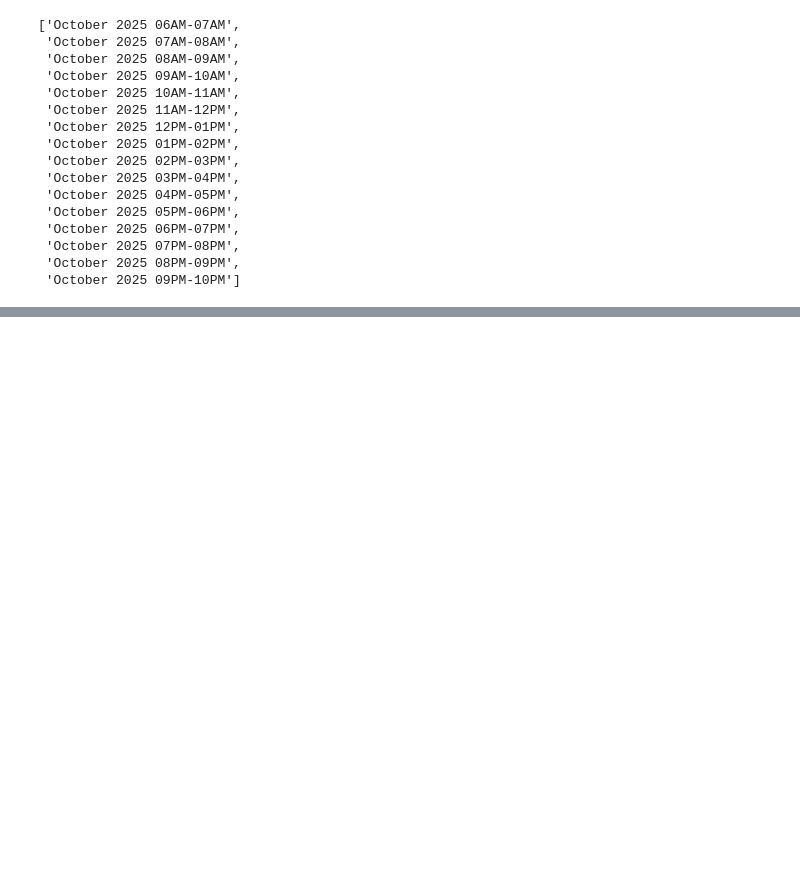
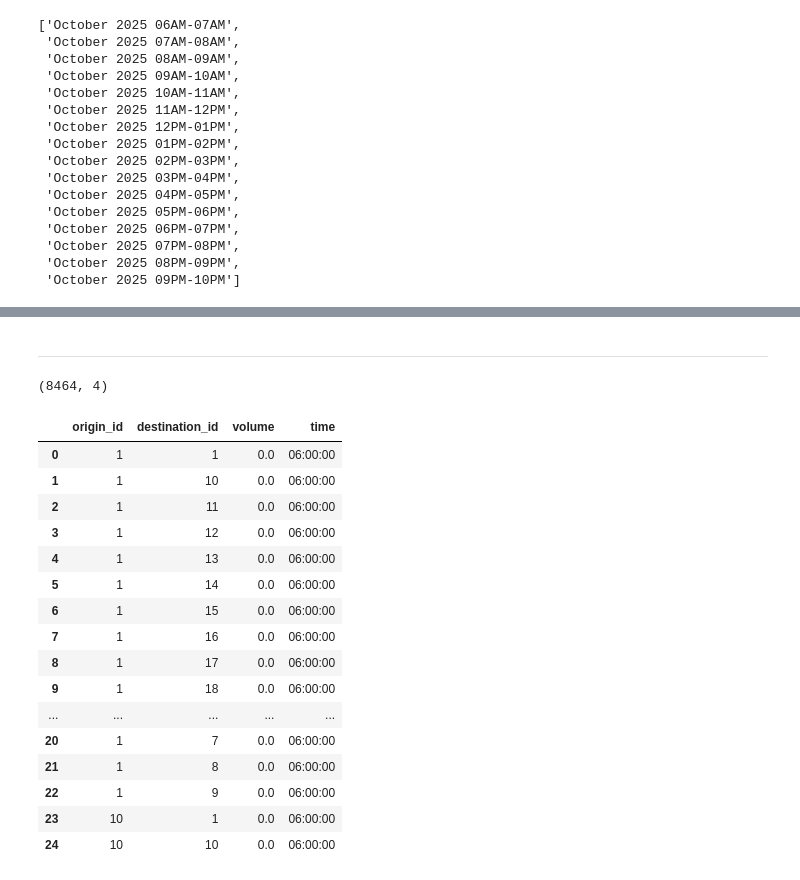
Before and after one commit to morgan1461/transportation-planning, a Jupyter notebook: od_pairs.ipynb, the cells around one changed output, grey strips where cells are left out. Cells and saved outputs as stored; diff of their text form; code cells hidden in the pictures; blank space fills up the shorter version.

```diff
--- a/od_pairs.ipynb
+++ b/od_pairs.ipynb
@@ -612,0 +632,67 @@ ValueError: Columns with duplicate values are not supported in stack
+# %% [markdown]
+
+---
+# %%
+# ok so need to implement the following strategies here to get an hourly view:
+# ticker of the current hour/spreadsheet that is being read
+# parse the matrix as done before
+# convert to long form AND include a time col for the hour that the spreadsheet represents
+# then repeat and concatenate onto the existing long-form dataframe for all hours
+
+import re
+from datetime import time
+
+
+def sheet_name_to_time(sheet_name):
+    """Convert a sheet name like 'October 2025 06AM-07AM' to its start time (e.g. 06:00:00)."""
+    match = re.search(r'(\d{1,2})(AM|PM)-', sheet_name)
+    hour, period = int(match.group(1)), match.group(2)
+    hour = (0 if hour == 12 else hour) if period == 'AM' else (hour if hour == 12 else hour + 12)
+    return time(hour=hour)
+
+
+hourly_long_frames = []
+for sheet_name in hourly_sheets:
+    df_raw = pd.read_excel(test_case_path, sheet_name=sheet_name, header=None)
+    od_matrix = format_od_matrix(df_raw)
+
+    # normalize any carryover destination/origin labels back to the original stop numbers 1-6
+    od_matrix.index = [normalize_stop_num(x) for x in od_matrix.index]
+    od_matrix.columns = [normalize_stop_num(x) for x in od_matrix.columns]
+
+    # sum carryover rows/cols into their normalized stop number so each stop appears once
+    od_matrix = od_matrix.groupby(level=0).sum()
+    od_matrix = od_matrix.T.groupby(level=0).sum().T
+
+    sheet_long = od_matrix_to_long(od_matrix)
+    sheet_long['origin_id'] = sheet_long['origin_id'].astype(str)
+    sheet_long['destination_id'] = sheet_long['destination_id'].astype(str)
+    sheet_long = sheet_long.groupby(['origin_id', 'destination_id'], as_index=False)['volume'].sum()
+    sheet_long['time'] = sheet_name_to_time(sheet_name)
+
+    hourly_long_frames.append(sheet_long)
+
+hourly_long_df = pd.concat(hourly_long_frames, ignore_index=True)
+hourly_long_df.to_csv('cc_od_matrix_long_hourly.csv', index=False)
+
+print(hourly_long_df.shape)
+hourly_long_df.head(25)
+# %% [output]
+(8464, 4)
+|  | origin_id | destination_id | volume | time |
+| 0 | 1 | 1 | 0.0 | 06:00:00 |
+| 1 | 1 | 10 | 0.0 | 06:00:00 |
+| 2 | 1 | 11 | 0.0 | 06:00:00 |
+| 3 | 1 | 12 | 0.0 | 06:00:00 |
+| 4 | 1 | 13 | 0.0 | 06:00:00 |
+| 5 | 1 | 14 | 0.0 | 06:00:00 |
+| 6 | 1 | 15 | 0.0 | 06:00:00 |
+| 7 | 1 | 16 | 0.0 | 06:00:00 |
+| 8 | 1 | 17 | 0.0 | 06:00:00 |
+| 9 | 1 | 18 | 0.0 | 06:00:00 |
+| ... | ... | ... | ... | ... |
+| 20 | 1 | 7 | 0.0 | 06:00:00 |
+| 21 | 1 | 8 | 0.0 | 06:00:00 |
+| 22 | 1 | 9 | 0.0 | 06:00:00 |
+| 23 | 10 | 1 | 0.0 | 06:00:00 |
+| 24 | 10 | 10 | 0.0 | 06:00:00 |
```
Also changed, not shown: parts of 5 cells of this notebook, 1 other file.
